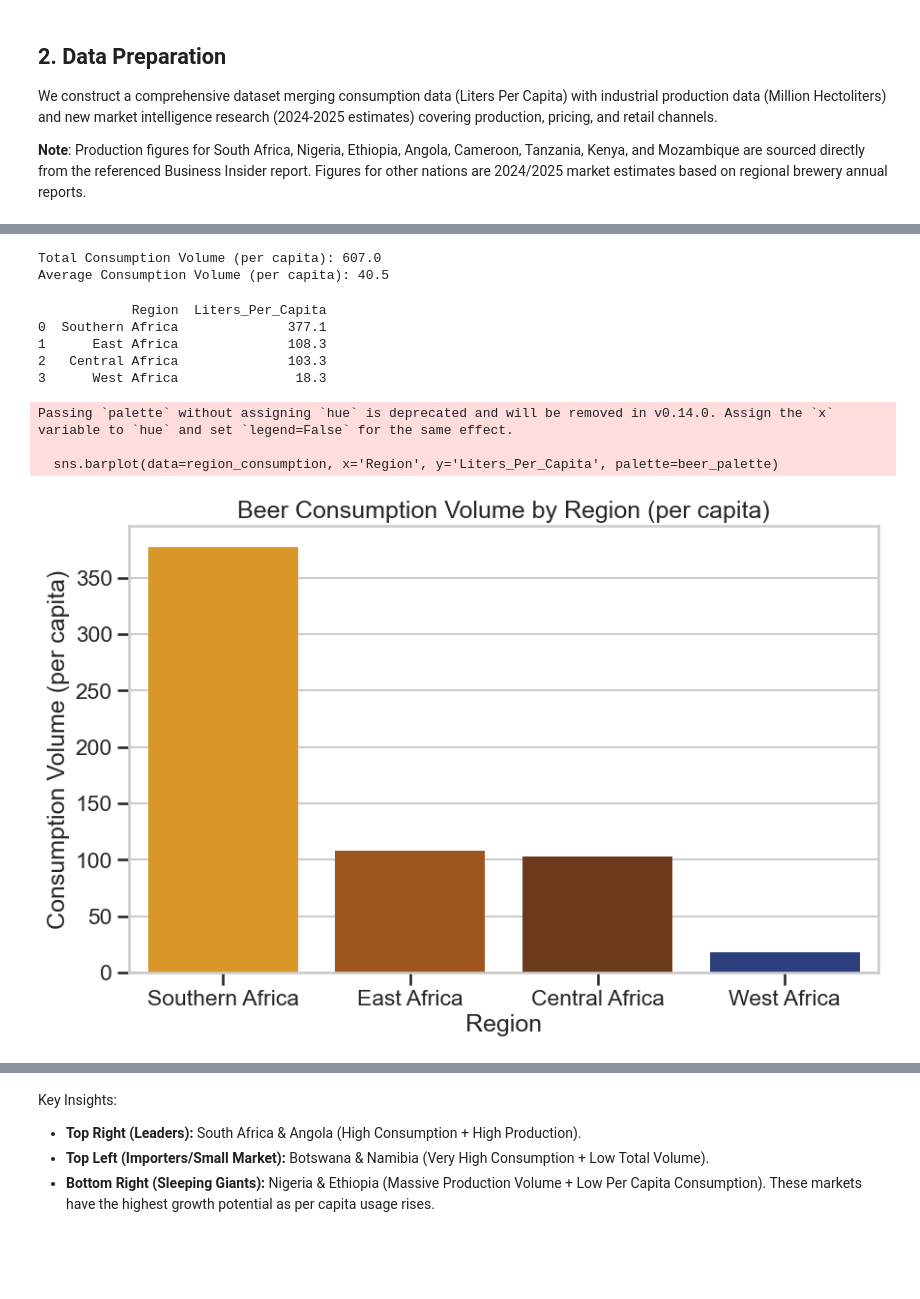
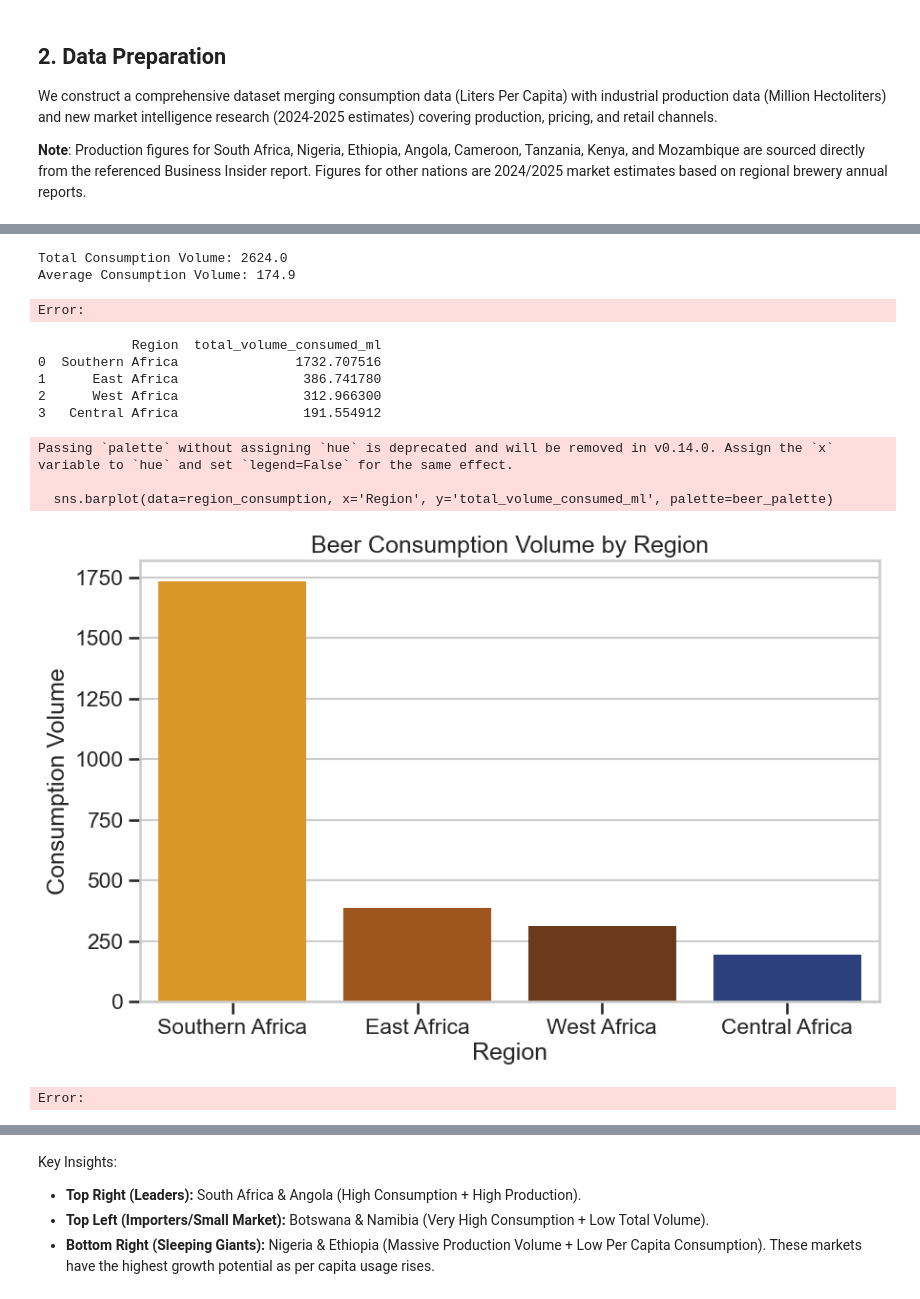
Before and after one commit to Ogombo-collins/African-Beer-Market-Snapshot-ast-at-2025, a Jupyter notebook: African Beer Market Analysis.ipynb, the cells around one changed output, grey strips where cells are left out. Saved outputs shown, nothing was run; the diff lists cells and outputs as text; code cells hidden in the pictures; blank space fills up the shorter version.

```diff
--- a/African Beer Market Analysis.ipynb
+++ b/African Beer Market Analysis.ipynb
@@ -240,0 +278,14 @@ df.head()
+# %%
+# Computing drinking population: Presented as drinking population (in millions)
+# Drinking population = Total population × (% adults 15+/100) × (% drinkers/100)
+df['drinking_population_millions'] = (
+        df['population_millions'] *
+        (df['pct_adults_15plus'] / 100) *
+        (df['pct_drinkers'] / 100)
+    )
+
+# Calculate total volume consumed per country (in million liters)
+# Total volume = Per capita consumption × Drinking population
+df['total_volume_consumed_ml'] = (
+        df['Liters_Per_Capita'] * df['drinking_population_millions']
+    )
@@ -292,35 +361,37 @@ Passing `palette` without assigning `hue` is deprecated and will be removed in v
 # %%
 # Quiz 3: Total and average beer consumption volume across all countries in the dataset?
-total_consumption = df['Liters_Per_Capita'].sum().round(1)
-average_consumption = df['Liters_Per_Capita'].mean().round(1)
-print("Total Consumption Volume (per capita):", total_consumption)
-print("Average Consumption Volume (per capita):", average_consumption)
+total_consumption = df['total_volume_consumed_ml'].sum().round(1)
+average_consumption = df['total_volume_consumed_ml'].mean().round(1)
+print("Total Consumption Volume:", total_consumption)
+print("Average Consumption Volume:", average_consumption)
 # %% [output]
-Total Consumption Volume (per capita): 607.0
-Average Consumption Volume (per capita): 40.5
+Total Consumption Volume: 2624.0
+Average Consumption Volume: 174.9
+Error:
 # %%
 # Quiz 4: Total beer consumption volume by region?
-region_consumption = df.groupby('Region')['Liters_Per_Capita'].sum().reset_index().sort_values('Liters_Per_Capita', ascending=False).reset_index(drop=True)
+region_consumption = df.groupby('Region')['total_volume_consumed_ml'].sum().reset_index().sort_values('total_volume_consumed_ml', ascending=False).reset_index(drop=True)
 print(region_consumption)
 
 # visualize region consumption
 plt.figure(figsize=(10,6))
-sns.barplot(data=region_consumption, x='Region', y='Liters_Per_Capita', palette=beer_palette)
-plt.title('Beer Consumption Volume by Region (per capita)')
+sns.barplot(data=region_consumption, x='Region', y='total_volume_consumed_ml', palette=beer_palette)
+plt.title('Beer Consumption Volume by Region')
 plt.xlabel('Region')
-plt.ylabel('Consumption Volume (per capita)')
+plt.ylabel('Consumption Volume')
 plt.savefig('region_consumption_volume.png')
 plt.show()
 # %% [output]
-            Region  Liters_Per_Capita
-0  Southern Africa              377.1
-1      East Africa              108.3
-2   Central Africa              103.3
-3      West Africa               18.3
+            Region  total_volume_consumed_ml
+0  Southern Africa               1732.707516
+1      East Africa                386.741780
+2      West Africa                312.966300
+3   Central Africa                191.554912
 Passing `palette` without assigning `hue` is deprecated and will be removed in v0.14.0. Assign the `x` variable to `hue` and set `legend=False` for the same effect.
 
-  sns.barplot(data=region_consumption, x='Region', y='Liters_Per_Capita', palette=beer_palette)
+  sns.barplot(data=region_consumption, x='Region', y='total_volume_consumed_ml', palette=beer_palette)
-[figure, old version]
+[figure, new version]
+Error:
 # %%
 # Quiz 5: Average price of beer in 2025 across all countries in the dataset?
 average_price_2025 = df['Avg_Price_USD_2025'].mean().round(2)
```
Also changed, not shown: parts of 21 cells of this notebook, 10 other files.
